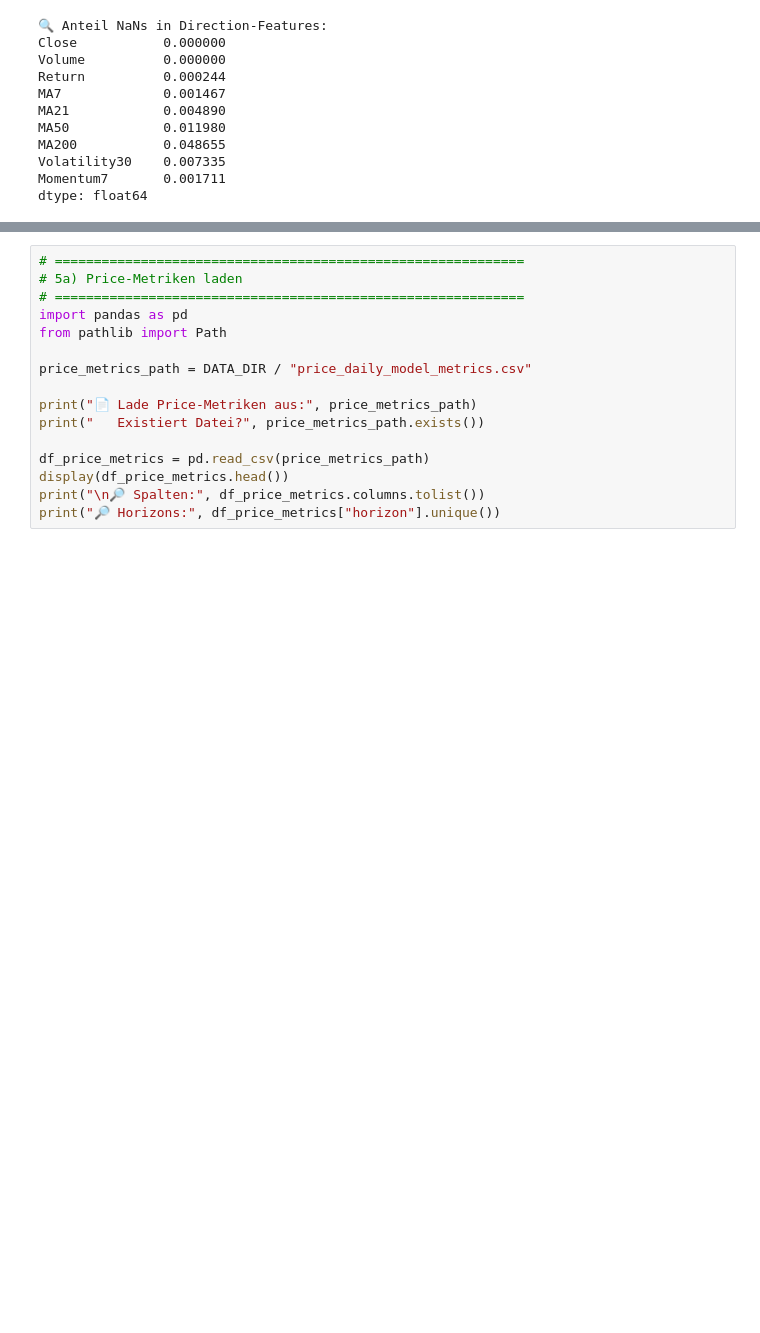
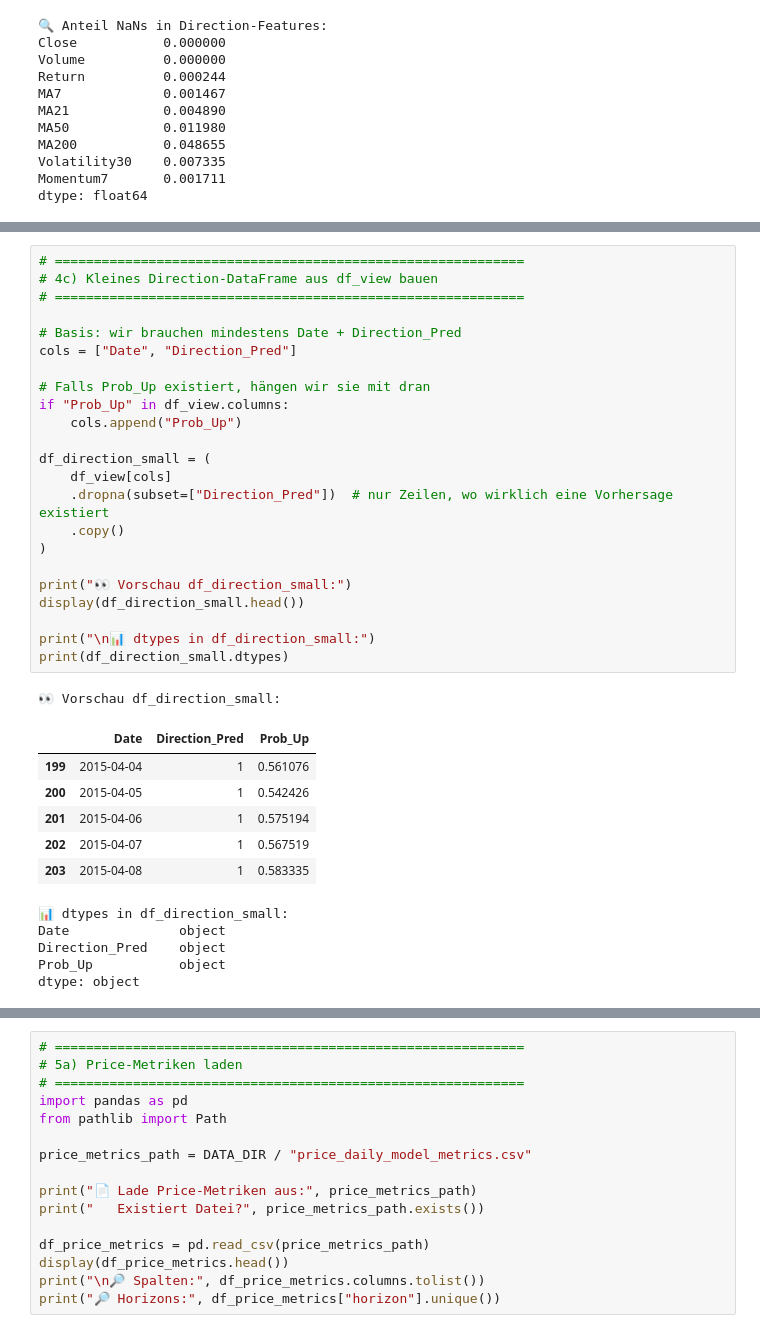
Before and after one commit to KiraflowAI/crypto-market-recommender, a Jupyter notebook: notebooks/05_master_view.ipynb, the cells around one changed output, grey strips where cells are left out. Saved outputs shown, nothing was run; the diff lists cells and outputs as text; blank space fills up the shorter version.

```diff
--- a/notebooks/05_master_view.ipynb
+++ b/notebooks/05_master_view.ipynb
@@ -597,0 +532,36 @@ display(df_master[["Date", "Close", "Direction_Pred", "Prob_Up", "Signal"]].tail
+# %%
+# ============================================================
+# 4c) Kleines Direction-DataFrame aus df_view bauen
+# ============================================================
+
+# Basis: wir brauchen mindestens Date + Direction_Pred
+cols = ["Date", "Direction_Pred"]
+
+# Falls Prob_Up existiert, hängen wir sie mit dran
+if "Prob_Up" in df_view.columns:
+    cols.append("Prob_Up")
+
+df_direction_small = (
+    df_view[cols]
+    .dropna(subset=["Direction_Pred"])  # nur Zeilen, wo wirklich eine Vorhersage existiert
+    .copy()
+)
+
+print("👀 Vorschau df_direction_small:")
+display(df_direction_small.head())
+
+print("\n📊 dtypes in df_direction_small:")
+print(df_direction_small.dtypes)
+# %% [output]
+👀 Vorschau df_direction_small:
+|  | Date | Direction_Pred | Prob_Up |
+| 199 | 2015-04-04 | 1 | 0.561076 |
+| 200 | 2015-04-05 | 1 | 0.542426 |
+| 201 | 2015-04-06 | 1 | 0.575194 |
+| 202 | 2015-04-07 | 1 | 0.567519 |
+| 203 | 2015-04-08 | 1 | 0.583335 |
+📊 dtypes in df_direction_small:
+Date              object
+Direction_Pred    object
+Prob_Up           object
+dtype: object
```
Also changed, not shown: parts of 28 cells of this notebook, 2 other files.
